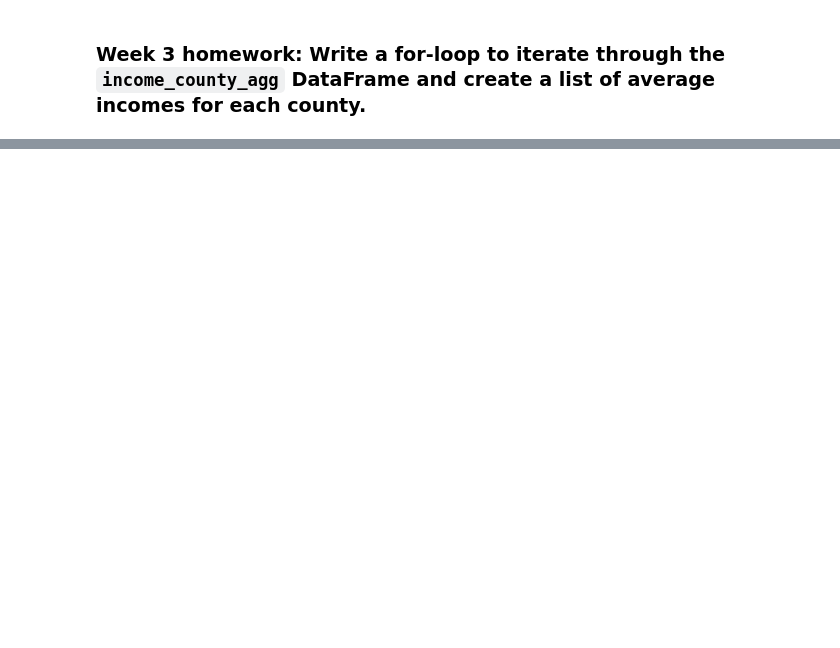
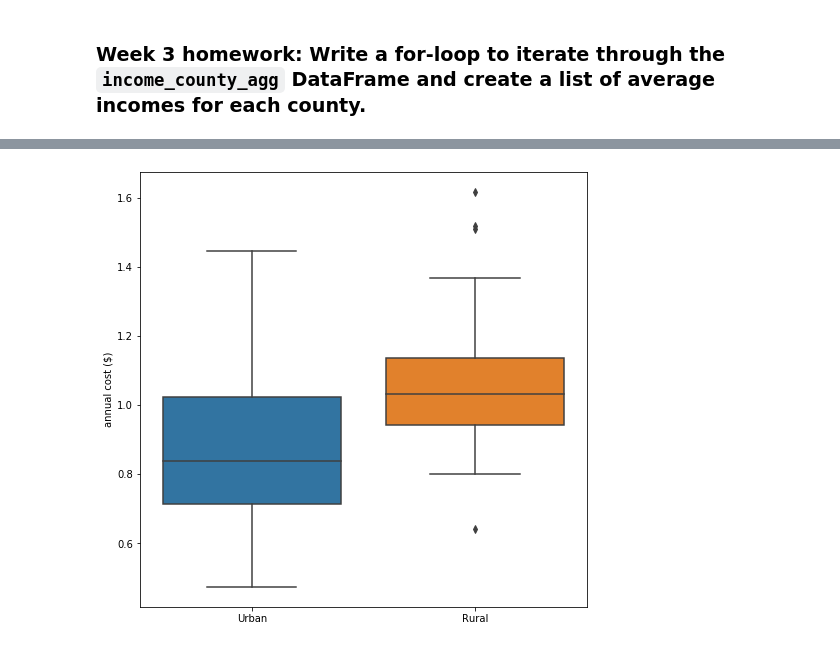
Before and after one commit to AmyLG/vanderbilt-data-essentials-cohort-2, a Jupyter notebook: homework_week_3.ipynb, the cells around one changed output, grey strips where cells are left out. Saved outputs shown, nothing was run; the diff lists cells and outputs as text; code cells hidden in the pictures; blank space fills up the shorter version.

```diff
--- a/homework_week_3.ipynb
+++ b/homework_week_3.ipynb
@@ -162,0 +458,4 @@ income_county_agg.head()
+# %%
+# we only need the county and the average income from income_county_agg
+county_incomes = income_county_agg[['county', 'avg_income']]
+county_incomes.head(2)
@@ -162,0 +528,8 @@ income_county_agg.head()
+# %%
+plt.figure(figsize = (8, 8))
+
+sns.boxplot(x = tn_ha_costs2.urban, y = tn_ha_costs2.cost_income_ratio, order=["Urban", "Rural"])
+plt.xlabel("")
+plt.ylabel('annual cost ($)');
+# %% [output]
+[figure, added]
```
Also changed, not shown: parts of 175 cells of this notebook.
